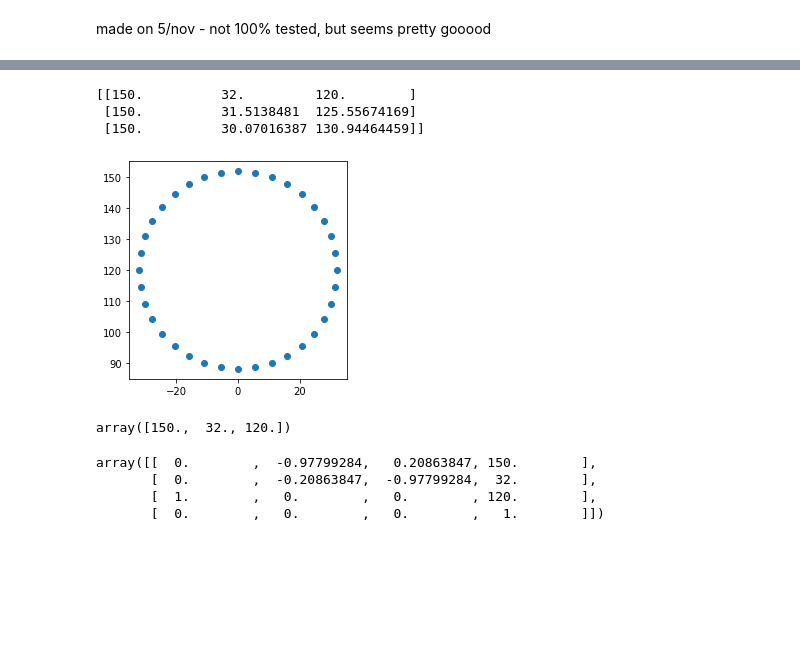
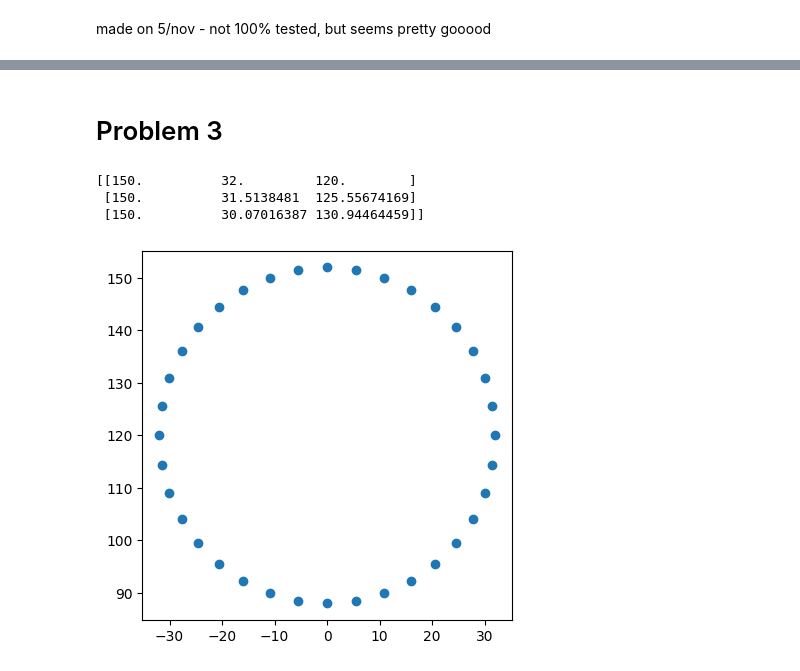
Before and after one commit to RaixSplitter/34753-Robotics-Project, a Jupyter notebook: notebooks/inverse_kinematics.ipynb, the cells around one changed output, grey strips where cells are left out. Cells and saved outputs as stored; diff of their text form; code cells hidden in the pictures; blank space fills up the shorter version.

Commit message:
inverse kinematics mess

```diff
--- a/notebooks/inverse_kinematics.ipynb
+++ b/notebooks/inverse_kinematics.ipynb
@@ -108,37 +237,25 @@ print(atan2(out[0][2], out[1][2]))
+# %% [markdown]
+# Problem 3
 # %%
-
-def point_on_circle(phi: float):
-    poc = np.array([150, 0, 120])
-    R = 32 # mm
-    return poc + R * np.array([0, cos(phi), sin(phi)])
+def point_on_circle(phi: float, radius: float = 32):
+    centre = np.array([150, 0, 120])
+    return centre + radius * np.array([0, cos(phi), sin(phi)])
 
 # around 0 - for testing
-# def point_on_circle(phi: float):
-#     poc = np.array([0, 0, 100])
-#     R = 32 # mm
-#     return poc + R * np.array([cos(phi), sin(phi),0])
+# def point_on_circle(phi: float, radius: float = 32):
+#     centre = np.array([0, 0, 100])
+#     return centre + radius * np.array([cos(phi), sin(phi),0])
 
 ps = [point_on_circle(np.deg2rad(i)) for i in range(0, 360, 10)]
 ps = np.array(ps)
 print(ps[:3])
 plt.scatter(ps[:,1], ps[:,2])
+# plt.scatter(ps[:,0], ps[:,1]) # around 0
 plt.gca().set_aspect('equal')
 
 plt.show()
 # %% [output]
 [[150.          32.         120.        ]
  [150.          31.5138481  125.55674169]
  [150.          30.07016387 130.94464459]]
-[figure, old version]
+[figure, new version]
-# %%
-ps[0]
-# %% [output]
-array([150.,  32., 120.])
-# %%
-ps[0] # array([150.,  32., 120.])
-forward_kinematics(*inv_kinematics(*ps[0], pi/2))
-# %% [output]
-array([[  0.        ,  -0.97799284,   0.20863847, 150.        ],
-       [  0.        ,  -0.20863847,  -0.97799284,  32.        ],
-       [  1.        ,   0.        ,   0.        , 120.        ],
-       [  0.        ,   0.        ,   0.        ,   1.        ]])
```
Also changed, not shown: parts of 25 cells of this notebook, 1 other file.
